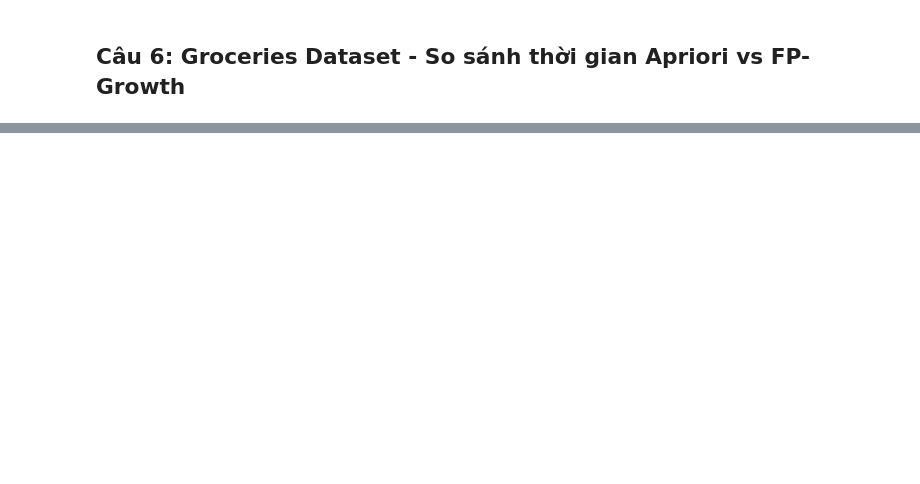
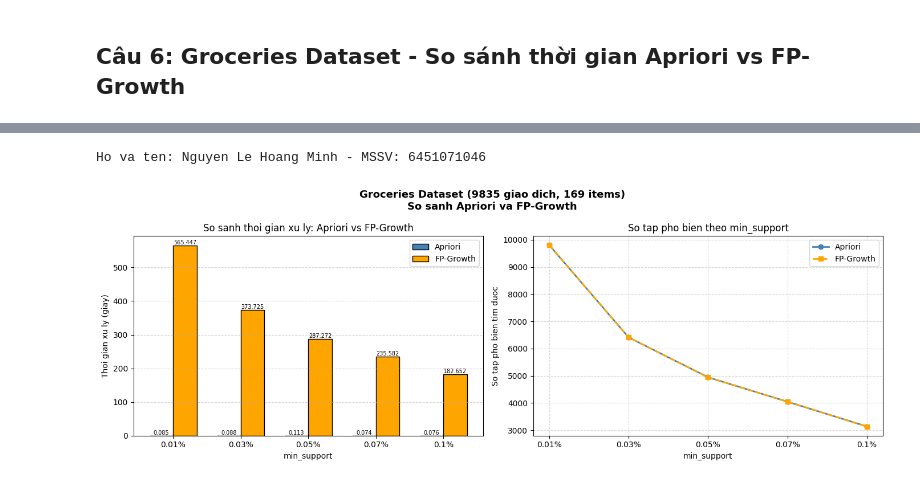
Before and after one commit to HoangMinhne0903/6451071046_Lab1_Phan_2, a Jupyter notebook: 6451071046_LAB1_Bai5a_Trang45.ipynb, the cells around one changed output, grey strips where cells are left out. Cells and saved outputs as stored; diff of their text form; code cells hidden in the pictures; blank space fills up the shorter version.

Commit message:
Được tạo bằng Colab

```diff
--- a/6451071046_LAB1_Bai5a_Trang45.ipynb
+++ b/6451071046_LAB1_Bai5a_Trang45.ipynb
@@ -205,32 +321,70 @@ print("\nHoàn tất so sánh!")
 # %%
-print("Họ và tên: Nguyễn Lê Hoàng Minh - MSSV: 6451071046")
+print("Ho va ten: Nguyen Le Hoang Minh - MSSV: 6451071046")
 
-# Vẽ biểu đồ so sánh thời gian
 fig, axes = plt.subplots(1, 2, figsize=(14, 5))
 
-x = range(len(min_sup_labels))
-width = 0.35
+x = range(len(labels))
+w = 0.35
 
-# Thời gian xử lý
-bars1 = axes[0].bar([i - width/2 for i in x], times_apriori, width, label="Apriori", color="steelblue", edgecolor="black")
-bars2 = axes[0].bar([i + width/2 for i in x], times_fp, width, label="FP-Growth", color="orange", edgecolor="black")
+# Bieu do 1: Thoi gian xu ly
+bars1 = axes[0].bar([i - w/2 for i in x], times_apriori, w,
+                    label="Apriori", color="steelblue", edgecolor="black")
+bars2 = axes[0].bar([i + w/2 for i in x], times_fp, w,
+                    label="FP-Growth", color="orange", edgecolor="black")
 axes[0].set_xlabel("min_support")
-axes[0].set_ylabel("Thời gian xử lý (giây)")
-axes[0].set_title("So sánh thời gian xử lý: Apriori vs FP-Growth")
+axes[0].set_ylabel("Thoi gian xu ly (giay)")
+axes[0].set_title("So sanh thoi gian xu ly: Apriori vs FP-Growth")
 axes[0].set_xticks(list(x))
-axes[0].set_xticklabels(min_sup_labels)
+axes[0].set_xticklabels(labels)
 axes[0].legend()
 axes[0].grid(True, axis="y", linestyle="--", alpha=0.5)
 
-# Số tập phổ biến
-axes[1].plot(min_sup_labels, counts_apriori, "o-", label="Apriori", color="steelblue", linewidth=2)
-axes[1].plot(min_sup_labels, counts_fp, "s--", label="FP-Growth", color="orange", linewidth=2)
+# Nhan so len cot
+for bar in bars1:
+    h = bar.get_height()
+    axes[0].text(bar.get_x() + bar.get_width()/2, h + 0.001,
+                 str(round(h, 3)), ha="center", va="bottom", fontsize=7)
+for bar in bars2:
+    h = bar.get_height()
+    axes[0].text(bar.get_x() + bar.get_width()/2, h + 0.001,
+                 str(round(h, 3)), ha="center", va="bottom", fontsize=7)
+
+# Bieu do 2: So tap pho bien
+axes[1].plot(labels, counts_apriori, "o-",
+             label="Apriori", color="steelblue", linewidth=2, markersize=6)
+axes[1].plot(labels, counts_fp, "s--",
+             label="FP-Growth", color="orange", linewidth=2, markersize=6)
 axes[1].set_xlabel("min_support")
-axes[1].set_ylabel("Số tập phổ biến tìm được")
-axes[1].set_title("Số tập phổ biến theo min_support")
+axes[1].set_ylabel("So tap pho bien tim duoc")
+axes[1].set_title("So tap pho bien theo min_support")
 axes[1].legend()
 axes[1].grid(True, linestyle="--", alpha=0.5)
 
-plt.suptitle("Groceries Dataset - So sánh Apriori và FP-Growth", fontsize=13, fontweight="bold")
+plt.suptitle("Groceries Dataset (9835 giao dich, 169 items)\nSo sanh Apriori va FP-Growth",
+             fontsize=13, fontweight="bold")
 plt.tight_layout()
 plt.show()
+
+# In bang ket qua
+print("\n--- Bang ket qua ---")
+result_df = pd.DataFrame({
+    "min_sup": labels,
+    "Apriori (s)": times_apriori,
+    "FP-Growth (s)": times_fp,
+    "So sets (Apriori)": counts_apriori,
+    "So sets (FP-Growth)": counts_fp
+})
+print(result_df.to_string(index=False))
+
+print("""
+=== NHAN XET VA GIAI THICH ===
+1. Ca hai thuat toan cho cung so luong tap pho bien (ket qua giong nhau).
+2. FP-Growth nhanh hon Apriori vi:
+   - Apriori: lap di lap lai qua tung buoc, sinh ung vien nhieu
+   - FP-Growth: chi duyet co so lieu 2 lan, luu tru bang cay FP-Tree
+3. Khi min_sup giam, so tap pho bien tang manh va thoi gian xu ly tang dang ke.
+4. Voi dataset lon (9835 giao dich, 169 items), uu the cua FP-Growth cang ro rang.
+""")
+# %% [output]
+Ho va ten: Nguyen Le Hoang Minh - MSSV: 6451071046
+[figure, added]
```
Also changed, not shown: parts of 8 cells of this notebook.
